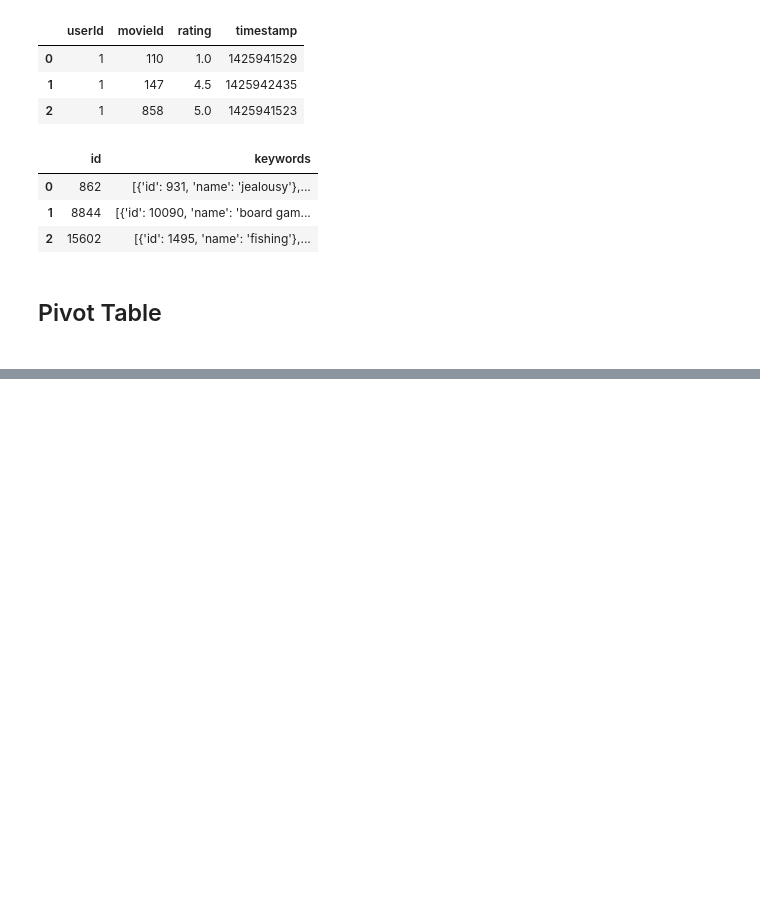
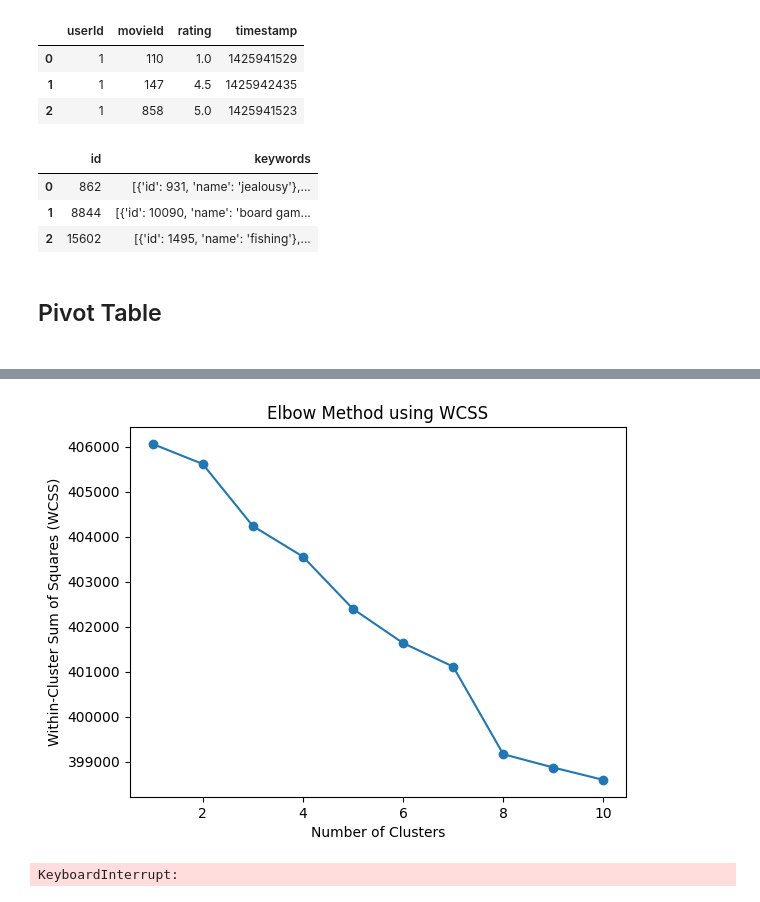
Before and after one commit to Radwanbaba13/MovieRecommenderSystem, a Jupyter notebook: KMeansClustering.ipynb, the cells around one changed output, grey strips where cells are left out. Saved outputs shown, nothing was run; the diff lists cells and outputs as text; code cells hidden in the pictures; blank space fills up the shorter version.

```diff
--- a/KMeansClustering.ipynb
+++ b/KMeansClustering.ipynb
@@ -80,7 +82,15 @@ from scipy.sparse import csr_matrix
 # # Compute the pivot table
 # pivot_table = pivot_table.compute()
 
-# Convert ratings_df to a sparse matrix representation
-sparse_matrix = csr_matrix((ratings_df['rating'], (ratings_df['userId'], ratings_df['movieId'])))
+# # Group by userId and movieId and compute the mean rating
+# pivot_table = ratings_df.groupby(['userId', 'movieId'])['rating'].mean().reset_index()
 
-sparse_matrix.shape()
+
+# -----------
+sample_size = 30000  # Specify the desired sample size
+sample_ratings = ratings_df.sample(n=sample_size, random_state=42)
+
+# Create a pivot table to represent the user-item rating matrix
+pivot_table = sample_ratings.pivot_table(index='userId', columns='movieId', values='rating', fill_value=0)
+
+pivot_table.head(3)
@@ -86,0 +144,50 @@ sparse_matrix.shape()
+# %%
+# ELBOW METHOD
+import matplotlib.pyplot as plt
+
+# List to store WCSS values for different numbers of clusters
+wcss_values = []
+
+# Range of cluster numbers to try
+cluster_range = range(1, 11)
+
+# Calculate WCSS for each number of clusters
+for n_clusters in cluster_range:
+    kmeans = KMeans(n_clusters=n_clusters, random_state=42)
+    kmeans.fit(pivot_table)
+    wcss_values.append(kmeans.inertia_)  # Inertia is the WCSS value
+
+# Plot the elbow curve
+plt.plot(cluster_range, wcss_values, marker='o')
+plt.xlabel('Number of Clusters')
+plt.ylabel('Within-Cluster Sum of Squares (WCSS)')
+plt.title('Elbow Method using WCSS')
+plt.show()
+# %% [output]
+[figure, added]
+# %%
+from sklearn.metrics import silhouette_score
+from sklearn.cluster import KMeans
+
+# Initialize a list to store silhouette scores for different numbers of clusters
+silhouette_scores = []
+
+# Range of cluster numbers to try
+cluster_range = range(2, 11)  # Start from 2 clusters
+
+# Calculate silhouette score for each number of clusters
+for n_clusters in cluster_range:
+    kmeans = KMeans(n_clusters=n_clusters, random_state=42)
+    cluster_labels = kmeans.fit_predict(pivot_table)  # X is your data matrix
+    silhouette_avg = silhouette_score(pivot_table, cluster_labels)
+    silhouette_scores.append(silhouette_avg)
+
+# Plot the silhouette scores
+plt.plot(cluster_range, silhouette_scores, marker='o')
+plt.xlabel('Number of Clusters')
+plt.ylabel('Silhouette Score')
+plt.ylim(-1, 1)  # Set y-axis limits
+plt.title('Silhouette Score vs. Number of Clusters')
+plt.show()
+# %% [output]
+KeyboardInterrupt:
```
Also changed, not shown: parts of 7 cells of this notebook.
